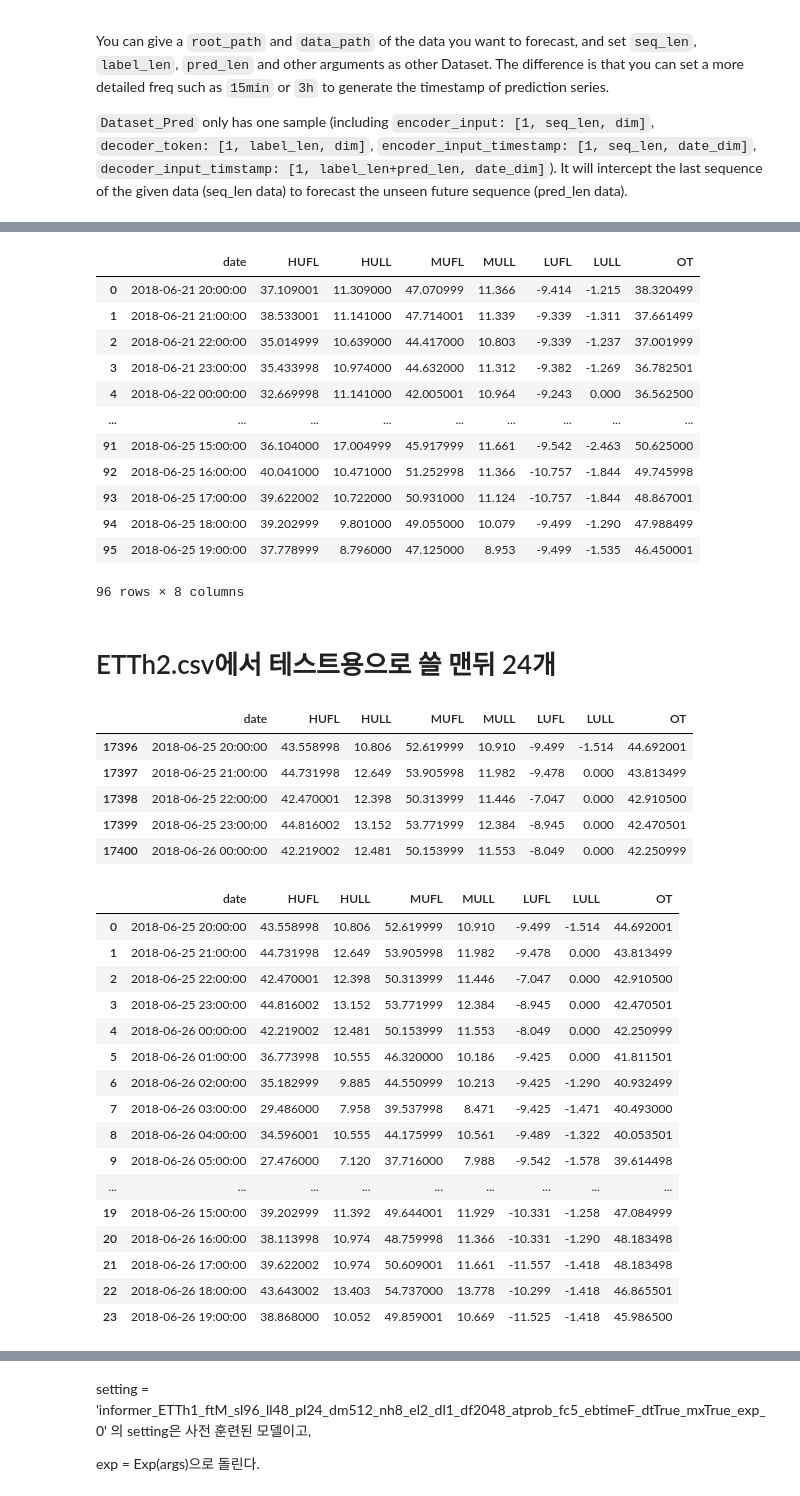
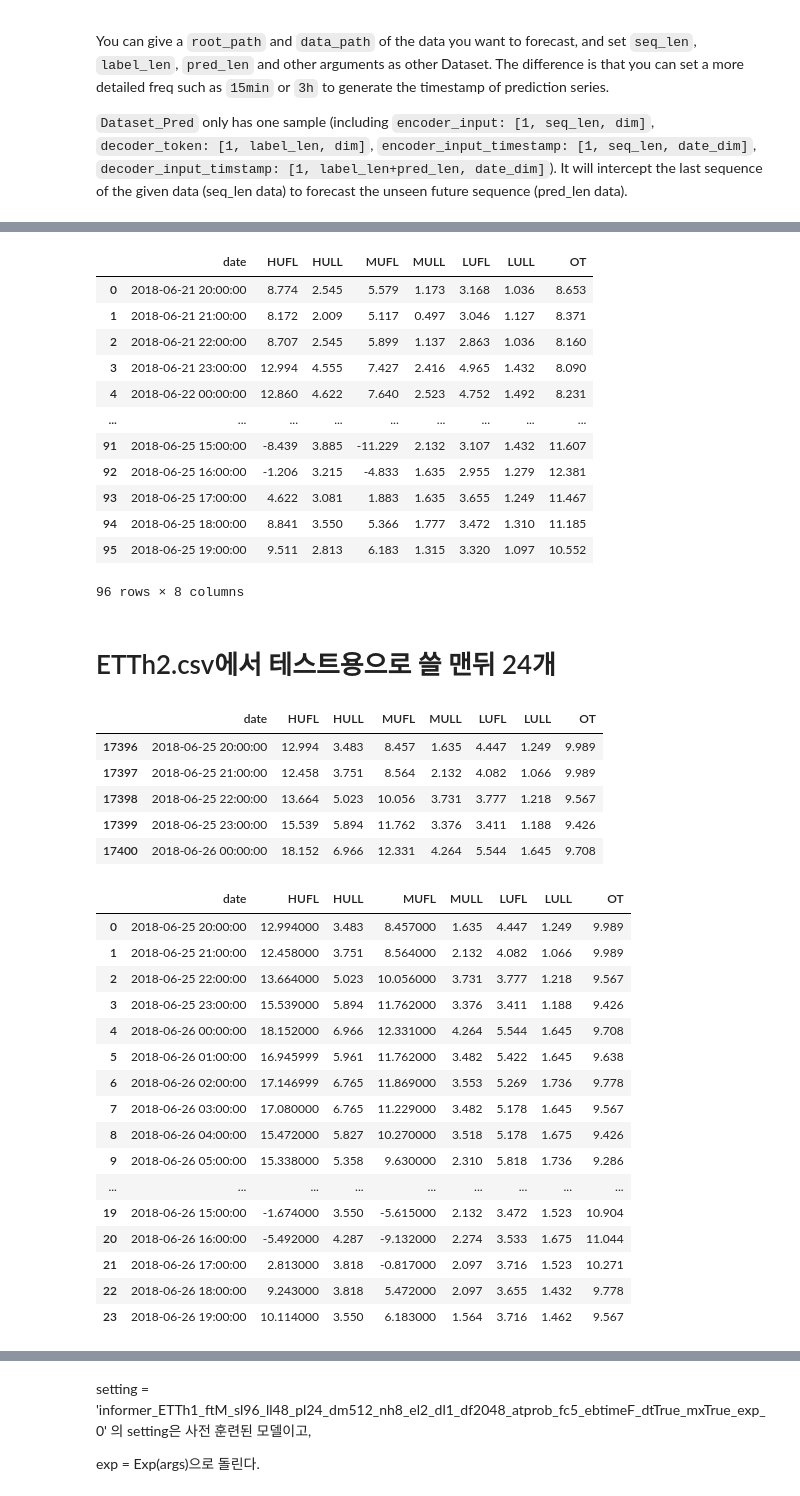
Before and after one commit to K-107/exercise, a Jupyter notebook: Informer.ipynb, the cells around one changed output, grey strips where cells are left out. Drawn from its saved outputs; the diff is of its cells as text; code cells hidden in the pictures.

```diff
--- a/Informer.ipynb
+++ b/Informer.ipynb
@@ -178,12 +239,8 @@ from torch.utils.data import DataLoader
 import pandas as pd
 import os
 # %%
-# custom data: xxx.csv
-# data features: ['date', ...(other features), target feature]
-
-# we take ETTh2 as an example
-args.data = 'custom' # data
 args.root_path = './ETDataset/ETT-small/'
-args.data_path = 'ETTh2.csv'
+args.data_path = 'ETTh1.csv'
 
 df = pd.read_csv(os.path.join(args.root_path, args.data_path))
+df
@@ -253,53 +304,53 @@ ETTh2_train_96
 96 rows × 8 columns
 # %%
 save_path = '/content/ETDataset/ETT-small/'
-ETTh2_train_96.to_csv(save_path + 'ETTh2_train_96.csv', index=False)
-pd.read_csv(save_path + 'ETTh2_train_96.csv')
+ETTh1_train_96.to_csv(save_path + 'ETTh1_train_96.csv', index=False)
+pd.read_csv(save_path + 'ETTh1_train_96.csv')
 # %% [output]
 |  | date | HUFL | HULL | MUFL | MULL | LUFL | LULL | OT |
-| 0 | 2018-06-21 20:00:00 | 37.109001 | 11.309000 | 47.070999 | 11.366 | -9.414 | -1.215 | 38.320499 |
-| 1 | 2018-06-21 21:00:00 | 38.533001 | 11.141000 | 47.714001 | 11.339 | -9.339 | -1.311 | 37.661499 |
-| 2 | 2018-06-21 22:00:00 | 35.014999 | 10.639000 | 44.417000 | 10.803 | -9.339 | -1.237 | 37.001999 |
-| 3 | 2018-06-21 23:00:00 | 35.433998 | 10.974000 | 44.632000 | 11.312 | -9.382 | -1.269 | 36.782501 |
-| 4 | 2018-06-22 00:00:00 | 32.669998 | 11.141000 | 42.005001 | 10.964 | -9.243 | 0.000 | 36.562500 |
+| 0 | 2018-06-21 20:00:00 | 8.774 | 2.545 | 5.579 | 1.173 | 3.168 | 1.036 | 8.653 |
+| 1 | 2018-06-21 21:00:00 | 8.172 | 2.009 | 5.117 | 0.497 | 3.046 | 1.127 | 8.371 |
+| 2 | 2018-06-21 22:00:00 | 8.707 | 2.545 | 5.899 | 1.137 | 2.863 | 1.036 | 8.160 |
+| 3 | 2018-06-21 23:00:00 | 12.994 | 4.555 | 7.427 | 2.416 | 4.965 | 1.432 | 8.090 |
+| 4 | 2018-06-22 00:00:00 | 12.860 | 4.622 | 7.640 | 2.523 | 4.752 | 1.492 | 8.231 |
 | ... | ... | ... | ... | ... | ... | ... | ... | ... |
-| 91 | 2018-06-25 15:00:00 | 36.104000 | 17.004999 | 45.917999 | 11.661 | -9.542 | -2.463 | 50.625000 |
-| 92 | 2018-06-25 16:00:00 | 40.041000 | 10.471000 | 51.252998 | 11.366 | -10.757 | -1.844 | 49.745998 |
-| 93 | 2018-06-25 17:00:00 | 39.622002 | 10.722000 | 50.931000 | 11.124 | -10.757 | -1.844 | 48.867001 |
-| 94 | 2018-06-25 18:00:00 | 39.202999 | 9.801000 | 49.055000 | 10.079 | -9.499 | -1.290 | 47.988499 |
-| 95 | 2018-06-25 19:00:00 | 37.778999 | 8.796000 | 47.125000 | 8.953 | -9.499 | -1.535 | 46.450001 |
+| 91 | 2018-06-25 15:00:00 | -8.439 | 3.885 | -11.229 | 2.132 | 3.107 | 1.432 | 11.607 |
+| 92 | 2018-06-25 16:00:00 | -1.206 | 3.215 | -4.833 | 1.635 | 2.955 | 1.279 | 12.381 |
+| 93 | 2018-06-25 17:00:00 | 4.622 | 3.081 | 1.883 | 1.635 | 3.655 | 1.249 | 11.467 |
+| 94 | 2018-06-25 18:00:00 | 8.841 | 3.550 | 5.366 | 1.777 | 3.472 | 1.310 | 11.185 |
+| 95 | 2018-06-25 19:00:00 | 9.511 | 2.813 | 6.183 | 1.315 | 3.320 | 1.097 | 10.552 |
 96 rows × 8 columns
 # %% [markdown]
 # ETTh2.csv에서 테스트용으로 쓸 맨뒤 24개
 # %%
-ETTh2_test = df[-24:]
-ETTh2_test.head()
+ETTh1_test = df[-24:]
+ETTh1_test.head()
 # %% [output]
 |  | date | HUFL | HULL | MUFL | MULL | LUFL | LULL | OT |
-| 17396 | 2018-06-25 20:00:00 | 43.558998 | 10.806 | 52.619999 | 10.910 | -9.499 | -1.514 | 44.692001 |
-| 17397 | 2018-06-25 21:00:00 | 44.731998 | 12.649 | 53.905998 | 11.982 | -9.478 | 0.000 | 43.813499 |
-| 17398 | 2018-06-25 22:00:00 | 42.470001 | 12.398 | 50.313999 | 11.446 | -7.047 | 0.000 | 42.910500 |
-| 17399 | 2018-06-25 23:00:00 | 44.816002 | 13.152 | 53.771999 | 12.384 | -8.945 | 0.000 | 42.470501 |
-| 17400 | 2018-06-26 00:00:00 | 42.219002 | 12.481 | 50.153999 | 11.553 | -8.049 | 0.000 | 42.250999 |
+| 17396 | 2018-06-25 20:00:00 | 12.994 | 3.483 | 8.457 | 1.635 | 4.447 | 1.249 | 9.989 |
+| 17397 | 2018-06-25 21:00:00 | 12.458 | 3.751 | 8.564 | 2.132 | 4.082 | 1.066 | 9.989 |
+| 17398 | 2018-06-25 22:00:00 | 13.664 | 5.023 | 10.056 | 3.731 | 3.777 | 1.218 | 9.567 |
+| 17399 | 2018-06-25 23:00:00 | 15.539 | 5.894 | 11.762 | 3.376 | 3.411 | 1.188 | 9.426 |
+| 17400 | 2018-06-26 00:00:00 | 18.152 | 6.966 | 12.331 | 4.264 | 5.544 | 1.645 | 9.708 |
 # %%
 save_path = '/content/ETDataset/ETT-small/'
-ETTh2_test.to_csv(save_path + 'ETTh2_test.csv', index=False)
-pd.read_csv(save_path + 'ETTh2_test.csv')
+ETTh1_test.to_csv(save_path + 'ETTh1_test.csv', index=False)
+pd.read_csv(save_path + 'ETTh1_test.csv')
 # %% [output]
 |  | date | HUFL | HULL | MUFL | MULL | LUFL | LULL | OT |
-| 0 | 2018-06-25 20:00:00 | 43.558998 | 10.806 | 52.619999 | 10.910 | -9.499 | -1.514 | 44.692001 |
-| 1 | 2018-06-25 21:00:00 | 44.731998 | 12.649 | 53.905998 | 11.982 | -9.478 | 0.000 | 43.813499 |
-| 2 | 2018-06-25 22:00:00 | 42.470001 | 12.398 | 50.313999 | 11.446 | -7.047 | 0.000 | 42.910500 |
-| 3 | 2018-06-25 23:00:00 | 44.816002 | 13.152 | 53.771999 | 12.384 | -8.945 | 0.000 | 42.470501 |
-| 4 | 2018-06-26 00:00:00 | 42.219002 | 12.481 | 50.153999 | 11.553 | -8.049 | 0.000 | 42.250999 |
-| 5 | 2018-06-26 01:00:00 | 36.773998 | 10.555 | 46.320000 | 10.186 | -9.425 | 0.000 | 41.811501 |
-| 6 | 2018-06-26 02:00:00 | 35.182999 | 9.885 | 44.550999 | 10.213 | -9.425 | -1.290 | 40.932499 |
-| 7 | 2018-06-26 03:00:00 | 29.486000 | 7.958 | 39.537998 | 8.471 | -9.425 | -1.471 | 40.493000 |
-| 8 | 2018-06-26 04:00:00 | 34.596001 | 10.555 | 44.175999 | 10.561 | -9.489 | -1.322 | 40.053501 |
-| 9 | 2018-06-26 05:00:00 | 27.476000 | 7.120 | 37.716000 | 7.988 | -9.542 | -1.578 | 39.614498 |
+| 0 | 2018-06-25 20:00:00 | 12.994000 | 3.483 | 8.457000 | 1.635 | 4.447 | 1.249 | 9.989 |
+| 1 | 2018-06-25 21:00:00 | 12.458000 | 3.751 | 8.564000 | 2.132 | 4.082 | 1.066 | 9.989 |
+| 2 | 2018-06-25 22:00:00 | 13.664000 | 5.023 | 10.056000 | 3.731 | 3.777 | 1.218 | 9.567 |
+| 3 | 2018-06-25 23:00:00 | 15.539000 | 5.894 | 11.762000 | 3.376 | 3.411 | 1.188 | 9.426 |
+| 4 | 2018-06-26 00:00:00 | 18.152000 | 6.966 | 12.331000 | 4.264 | 5.544 | 1.645 | 9.708 |
+| 5 | 2018-06-26 01:00:00 | 16.945999 | 5.961 | 11.762000 | 3.482 | 5.422 | 1.645 | 9.638 |
+| 6 | 2018-06-26 02:00:00 | 17.146999 | 6.765 | 11.869000 | 3.553 | 5.269 | 1.736 | 9.778 |
+| 7 | 2018-06-26 03:00:00 | 17.080000 | 6.765 | 11.229000 | 3.482 | 5.178 | 1.645 | 9.567 |
+| 8 | 2018-06-26 04:00:00 | 15.472000 | 5.827 | 10.270000 | 3.518 | 5.178 | 1.675 | 9.426 |
+| 9 | 2018-06-26 05:00:00 | 15.338000 | 5.358 | 9.630000 | 2.310 | 5.818 | 1.736 | 9.286 |
 | ... | ... | ... | ... | ... | ... | ... | ... | ... |
-| 19 | 2018-06-26 15:00:00 | 39.202999 | 11.392 | 49.644001 | 11.929 | -10.331 | -1.258 | 47.084999 |
-| 20 | 2018-06-26 16:00:00 | 38.113998 | 10.974 | 48.759998 | 11.366 | -10.331 | -1.290 | 48.183498 |
-| 21 | 2018-06-26 17:00:00 | 39.622002 | 10.974 | 50.609001 | 11.661 | -11.557 | -1.418 | 48.183498 |
-| 22 | 2018-06-26 18:00:00 | 43.643002 | 13.403 | 54.737000 | 13.778 | -10.299 | -1.418 | 46.865501 |
-| 23 | 2018-06-26 19:00:00 | 38.868000 | 10.052 | 49.859001 | 10.669 | -11.525 | -1.418 | 45.986500 |
+| 19 | 2018-06-26 15:00:00 | -1.674000 | 3.550 | -5.615000 | 2.132 | 3.472 | 1.523 | 10.904 |
+| 20 | 2018-06-26 16:00:00 | -5.492000 | 4.287 | -9.132000 | 2.274 | 3.533 | 1.675 | 11.044 |
+| 21 | 2018-06-26 17:00:00 | 2.813000 | 3.818 | -0.817000 | 2.097 | 3.716 | 1.523 | 10.271 |
+| 22 | 2018-06-26 18:00:00 | 9.243000 | 3.818 | 5.472000 | 2.097 | 3.655 | 1.432 | 9.778 |
+| 23 | 2018-06-26 19:00:00 | 10.114000 | 3.550 | 6.183000 | 1.564 | 3.716 | 1.462 | 9.567 |
```
Also changed, not shown: parts of 36 cells of this notebook.
